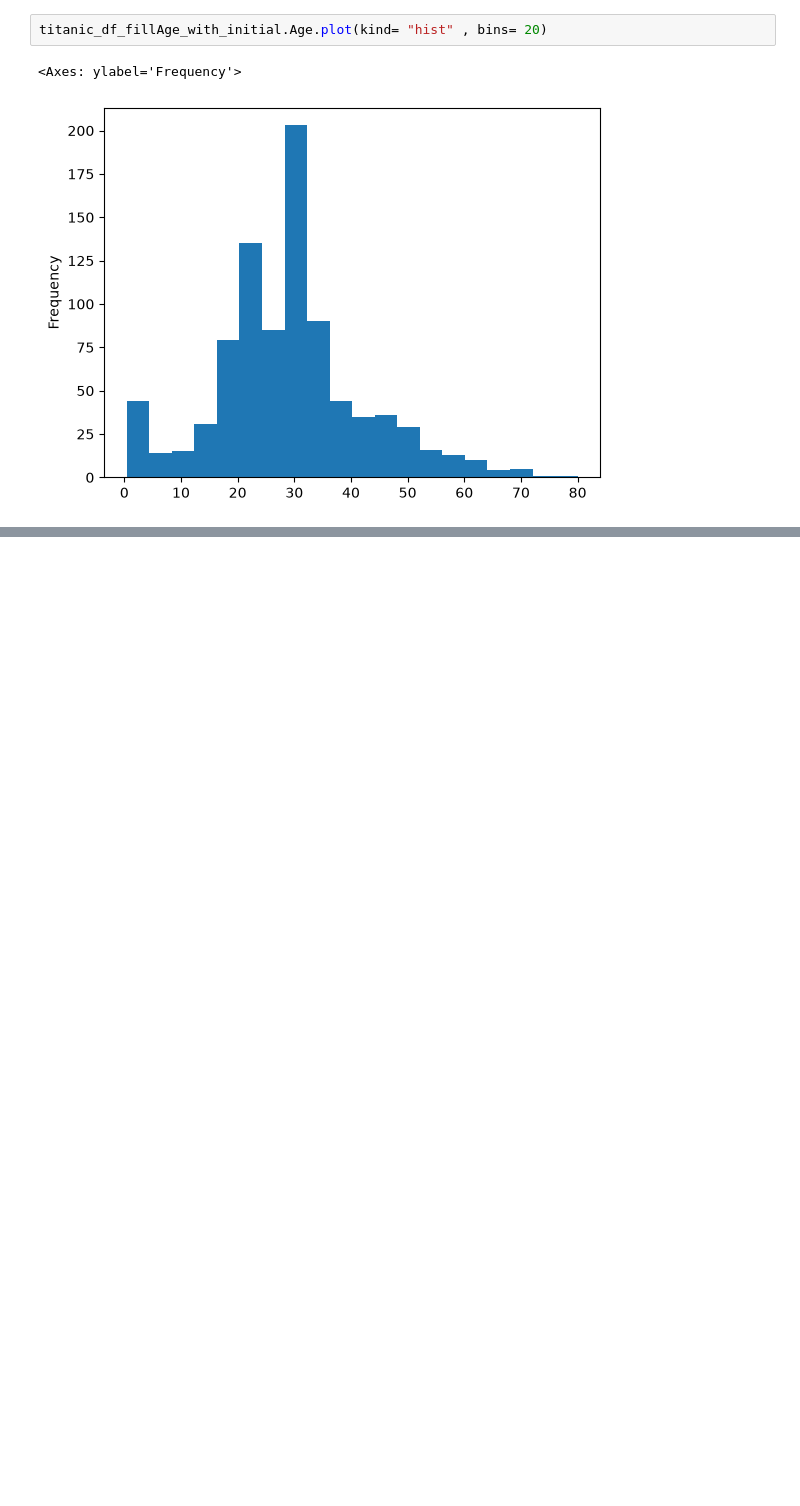
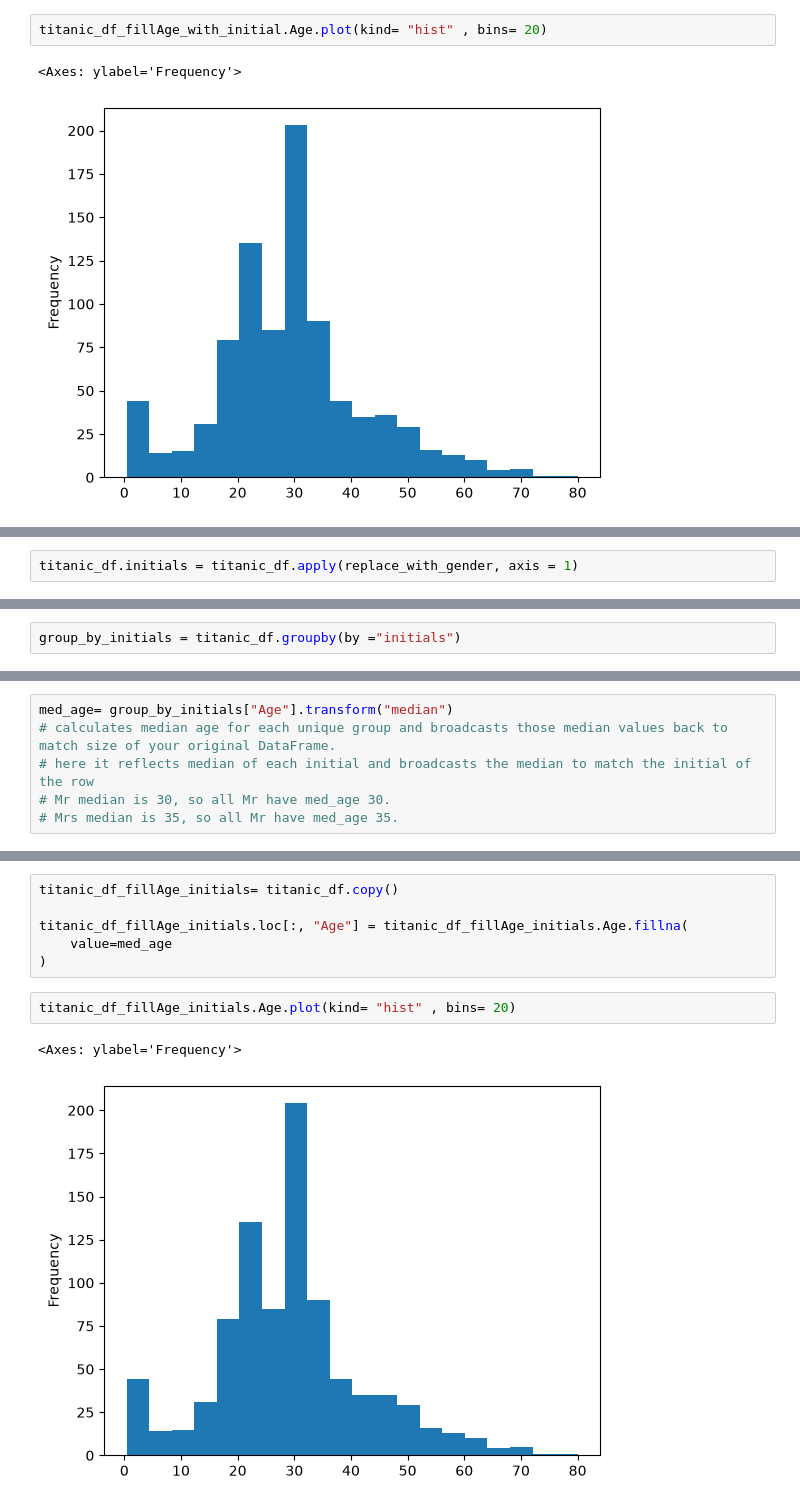
Before and after one commit to SuniAmatya/SAProject, a Jupyter notebook: Pandas/DataManipulation.ipynb, the cells around one changed output, grey strips where cells are left out. Cells and saved outputs as stored; diff of their text form; blank space fills up the shorter version.

```diff
--- a/Pandas/DataManipulation.ipynb
+++ b/Pandas/DataManipulation.ipynb
@@ -330,0 +371,2 @@ titanic_df_fillAge_with_initial.Age.plot(kind= "hist" , bins= 20)
+# %%
+titanic_df.initials = titanic_df.apply(replace_with_gender, axis = 1)
@@ -330,0 +382,2 @@ titanic_df_fillAge_with_initial.Age.plot(kind= "hist" , bins= 20)
+# %%
+group_by_initials = titanic_df.groupby(by ="initials")
@@ -330,0 +393,6 @@ titanic_df_fillAge_with_initial.Age.plot(kind= "hist" , bins= 20)
+# %%
+med_age= group_by_initials["Age"].transform("median")
+# calculates median age for each unique group and broadcasts those median values back to match size of your original DataFrame.
+# here it reflects median of each initial and broadcasts the median to match the initial of the row
+# Mr median is 30, so all Mr have med_age 30.
+# Mrs median is 35, so all Mr have med_age 35.
@@ -330,0 +414,11 @@ titanic_df_fillAge_with_initial.Age.plot(kind= "hist" , bins= 20)
+# %%
+titanic_df_fillAge_initials= titanic_df.copy()
+
+titanic_df_fillAge_initials.loc[:, "Age"] = titanic_df_fillAge_initials.Age.fillna(
+    value=med_age
+)
+# %%
+titanic_df_fillAge_initials.Age.plot(kind= "hist" , bins= 20)
+# %% [output]
+<Axes: ylabel='Frequency'>
+[figure, added]
```
Also changed, not shown: parts of 44 cells of this notebook, 3 other files.
